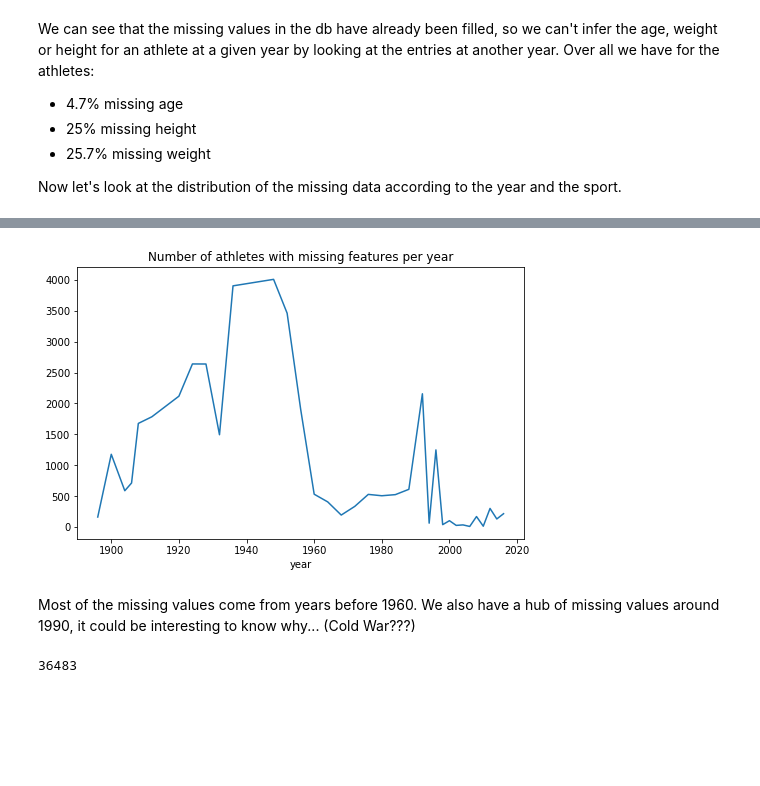
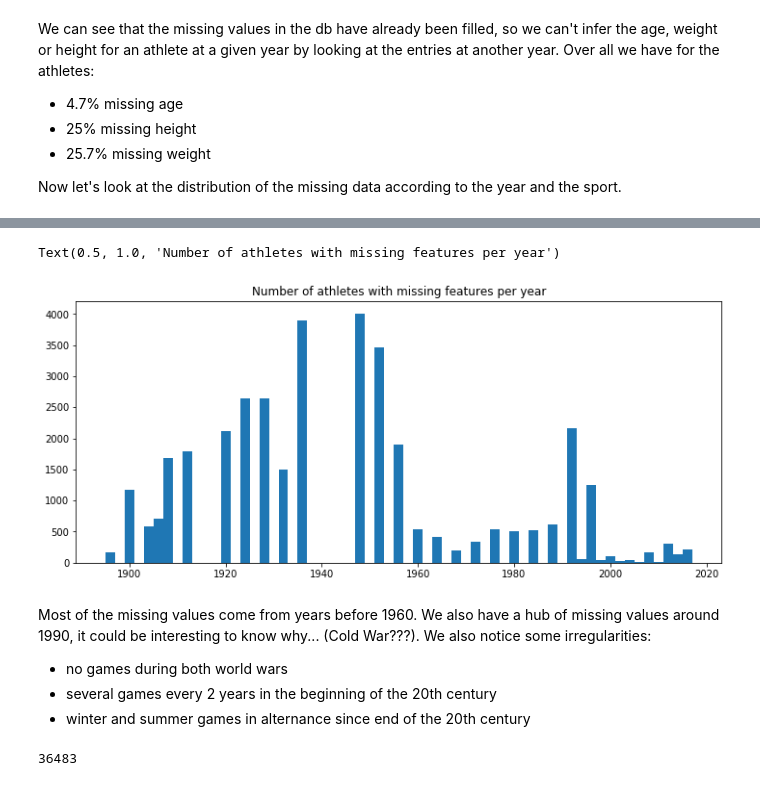
Before and after one commit to com-480-data-visualization/com-480-project-euch, a Jupyter notebook: EDA.ipynb, the cells around one changed output, grey strips where cells are left out. Saved outputs shown, nothing was run; the diff lists cells and outputs as text; code cells hidden in the pictures; blank space fills up the shorter version.

```diff
--- a/EDA.ipynb
+++ b/EDA.ipynb
@@ -110,13 +132,19 @@ athletes_missing_features.head()
 # %%
 year_missing = athletes_missing_features[~athletes_missing_features.missing_features].groupby('year').id.count() # number of rows with missing entries per year
 
-fig, ax = plt.subplots(figsize=(8,5))
+fig, ax = plt.subplots(figsize=(12,5))
+
+ax.bar(x=year_missing.index.values, height=year_missing.values, width=2)
+
 ax.set_title('Number of athletes with missing features per year')
-year_missing.plot();
 # %% [output]
+Text(0.5, 1.0, 'Number of athletes with missing features per year')
-[figure, old version]
+[figure, new version]
 # %% [markdown]
-Most of the missing values come from years before 1960. We also have a hub of missing values around 1990, it could be interesting to know why... (Cold War???)
+Most of the missing values come from years before 1960. We also have a hub of missing values around 1990, it could be interesting to know why... (Cold War???). We also notice some irregularities:
+- no games during both world wars
+- several games every 2 years in the beginning of the 20th century
+- winter and summer games in alternance since end of the 20th century
 # %%
 sport_missing = athletes_missing_features[~athletes_missing_features.missing_features].groupby('sport').id.count()
 sport_missing.sort_values(ascending=False, inplace=True)
```
Also changed, not shown: parts of 32 cells of this notebook.
